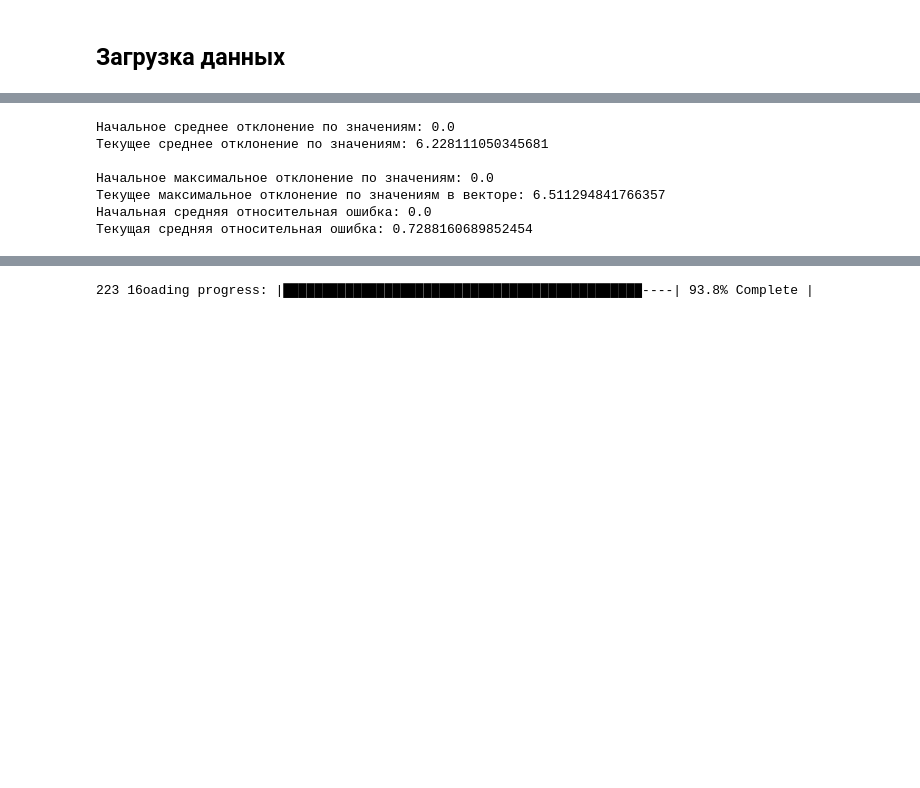
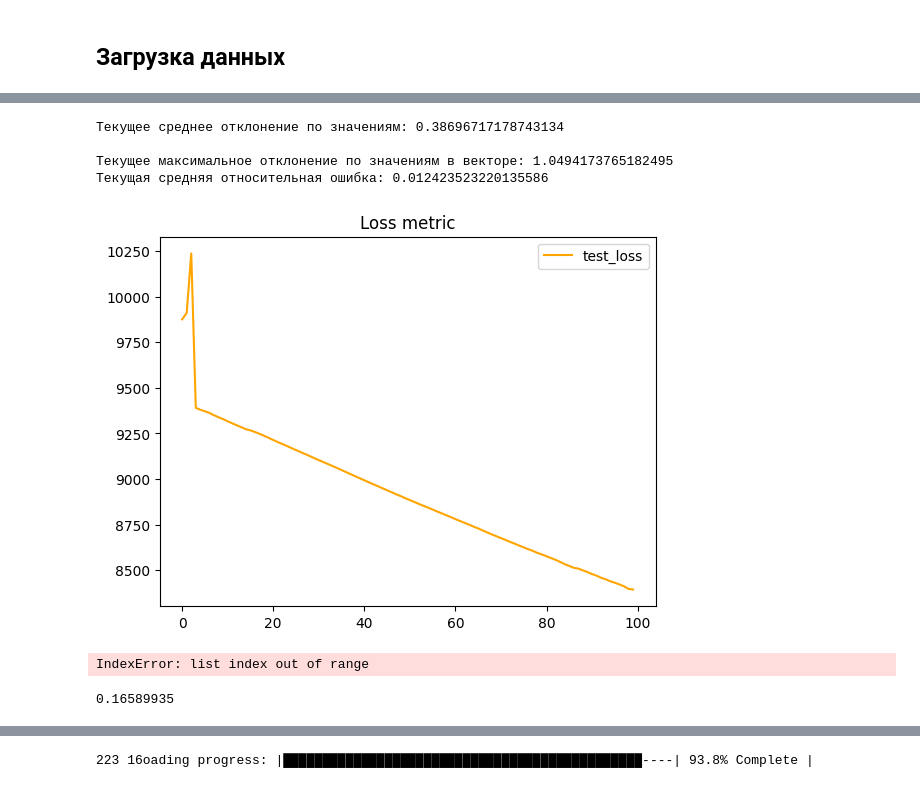
Before and after one commit to medaldev/DenoisingCNN, a Jupyter notebook: notebooks/denoise/uvych_matrix_denoising.ipynb, the cells around one changed output, grey strips where cells are left out. Cells and saved outputs as stored; diff of their text form; code cells hidden in the pictures; blank space fills up the shorter version.

Commit message:
new model

```diff
--- a/notebooks/denoise/uvych_matrix_denoising.ipynb
+++ b/notebooks/denoise/uvych_matrix_denoising.ipynb
@@ -59,3 +89,5 @@ env.model = Encoder(channels=[3, 32, 64, 128, 256, 512, 512, 256, 128, 64, 32, 3
+# %%
+env.load_model(model_type="pt")
 # %%
 from torch import nn
 def weights_init(m):
@@ -92,11 +118,34 @@ opt = torch.optim.Adam(env.model.parameters(), lr=0.001)
 scheduler = torch.optim.lr_scheduler.ReduceLROnPlateau(opt, patience=4)
 # scheduler = torch.optim.lr_scheduler.StepLR(opt, step_size=10, gamma=0.1)
 # %%
-def my_loss(output, target):
-    loss = torch.sum(torch.abs(output - target))
+def my_loss(output, target, alpha=1.0, beta=1.0, gamma=1.0, delta=1.0):
+    f = lambda x: torch.fft.fftn(x, dim=(-3, -2, -1))
+
+    # Frequency domain loss
+    abs_diff_freq = torch.abs(f(output) - f(target))
+    max_diff_val = torch.max(abs_diff_freq)
+    sum_diff_val = torch.sum(abs_diff_freq)
+    mean_diff_val = torch.mean(abs_diff_freq)
+
+    # Spatial domain loss
+    abs_diff_spatial = torch.abs(output - target)
+    spatial_loss = torch.sum(abs_diff_spatial)
+
+    print( max_diff_val, sum_diff_val, mean_diff_val, spatial_loss)
+
+    loss = alpha * max_diff_val + beta * sum_diff_val + gamma * mean_diff_val + delta * spatial_loss
     return loss
+# %%
+def my_loss(output, target, alpha=1.0, beta=1.0, gamma=1.0, delta=1.0):
+    f = lambda x: torch.fft.fftn(x, dim=(-3, -2, -1))
+
+    # Frequency domain loss
+    abs_diff_freq = torch.abs(f(output) - f(target))
+
+    loss = torch.sum(abs_diff_freq) + torch.mean(abs_diff_freq) * 100
+    return loss
 # %%
-env.train(3, step_saving=True, step_plotting=False,
+env.train(60, step_saving=True, step_plotting=False,
           optimizer=opt, scheduler=None,
           criterion=my_loss,
           callbacks=[lambda: scheduler.step(env.test_losses[-1])]) #lambda: scheduler.step(env.test_losses[-1])
@@ -141,39 +180,51 @@ def test():
 
             for ex_id in range(env.val_batch_size):
 
-                losses_dataset_step = torch.max(torch.abs(data_features[0][ex_id] - data_target[ex_id])).detach().tolist()
-                losses_dataset.append(losses_dataset_step)
-
-                init_error = torch.mean(torch.abs(data_features[0][ex_id] - data_target[ex_id]) / torch.abs(data_target[ex_id]))
-                init_errors.append(init_error.detach().tolist())
+                # losses_dataset_step = torch.max(torch.abs(data_features[0][ex_id] - data_target[ex_id])).detach().tolist()
+                # losses_dataset.append(losses_dataset_step)
 
                 loss = torch.max(torch.abs(outputs[ex_id] - data_target[ex_id]))
                 losses.append(loss.detach().tolist())
                 # print(data_target[ex_id].size())
 
 
+                # init_error = torch.mean(torch.abs(data_features[0][ex_id] - data_target[ex_id]) / torch.abs(data_target[ex_id]))
+                # init_errors.append(init_error.detach().tolist())
+
+
                 error = torch.mean(torch.abs(outputs[ex_id] - data_target[ex_id]) / torch.abs(data_target[ex_id]))
                 errors.append(error.detach().tolist())
 
-    print("Начальное среднее отклонение по значениям:", sum(losses_dataset) / len(losses_dataset))
+    # print("Начальное среднее отклонение по значениям:", sum(losses_dataset) / len(losses_dataset))
     print("Текущее среднее отклонение по значениям:", sum(losses) / len(losses))
 
     print()
-    print("Начальное максимальное отклонение по значениям:", max(losses_dataset))
+    # print("Начальное максимальное отклонение по значениям:", max(losses_dataset))
     print("Текущее максимальное отклонение по значениям в векторе:", max(losses))
 
+
+
     # print()
-    print("Начальная средняя относительная ошибка:", sum(init_errors) / len(init_errors))
+    # print("Начальная средняя относительная ошибка:", sum(init_errors) / len(init_errors))
     print("Текущая средняя относительная ошибка:", sum(errors) / len(errors))
     # print()
     # print("Начальная максимальная относительная ошибка:", max(init_errors))
     # print("Текущая максимальная относительная ошибка:", max(errors))
 test()
 # %% [output]
-Начальное среднее отклонение по значениям: 0.0
-Текущее среднее отклонение по значениям: 6.228111050345681
+Текущее среднее отклонение по значениям: 0.38696717178743134
 
-Начальное максимальное отклонение по значениям: 0.0
-Текущее максимальное отклонение по значениям в векторе: 6.511294841766357
-Начальная средняя относительная ошибка: 0.0
-Текущая средняя относительная ошибка: 0.7288160689852454
+Текущее максимальное отклонение по значениям в векторе: 1.0494173765182495
+Текущая средняя относительная ошибка: 0.012423523220135586
+# %%
+env.show_metrics(n_last=100, train=False, val=True)
+# %% [output]
+[figure, added]
+# %%
+env.val_features_loaders[0][i][0].size()
+# %% [output]
+IndexError: list index out of range
+# %%
+np.min(np.sum(np.abs(torch.linalg.vector_norm(clean_img_data - denoised, dim=0).cpu().detach().numpy()), axis=0))
+# %% [output]
+0.16589935
```
Also changed, not shown: parts of 13 cells of this notebook, 3 other files.
